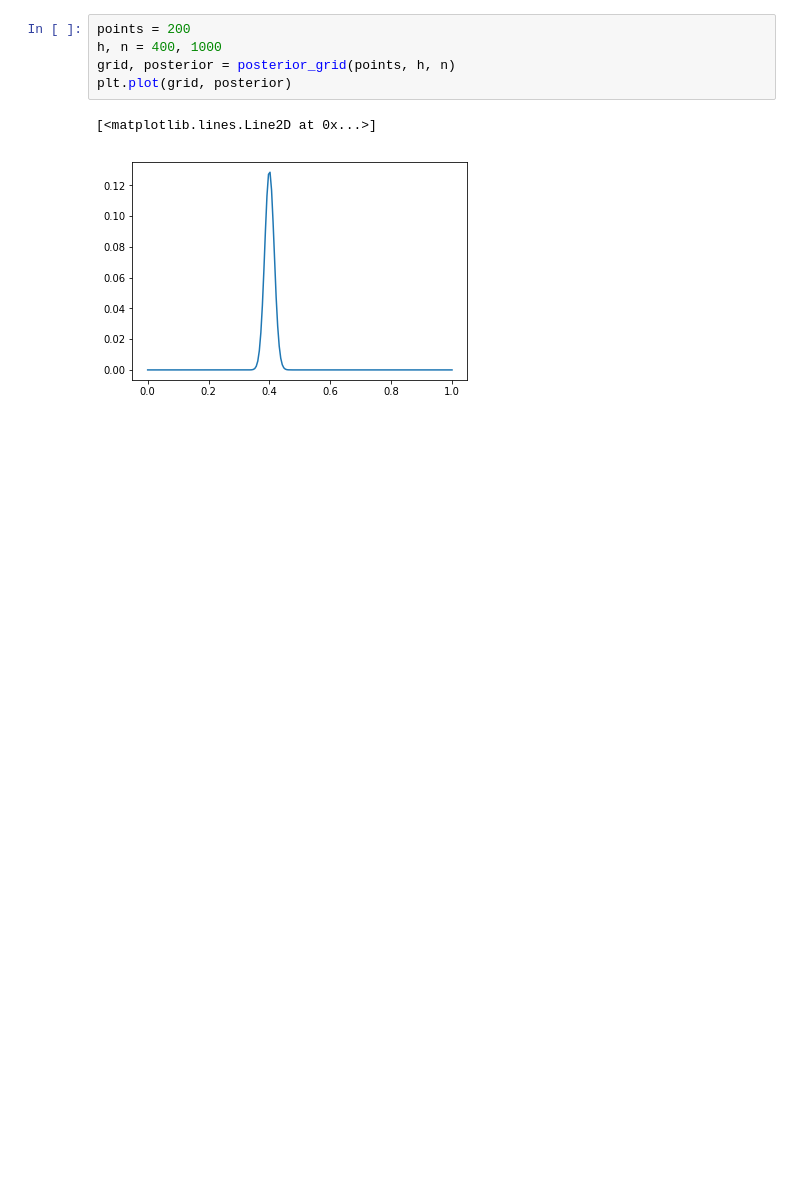
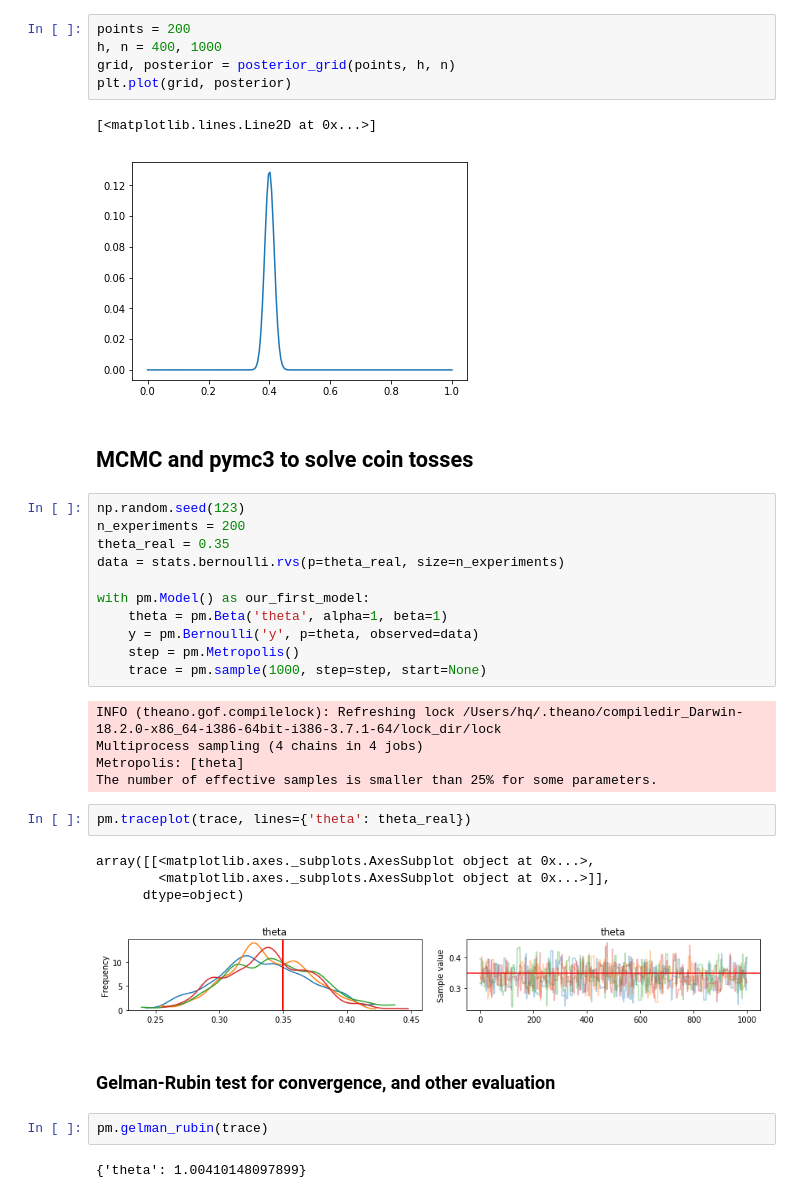
Before and after one commit to lhqing/reading_notes, a Jupyter notebook: Bayesian Analysis with Python/1-Basic.ipynb, the cells around one changed output. Saved outputs shown, nothing was run; the diff lists cells and outputs as text; blank space fills up the shorter version.

```diff
--- a/Bayesian Analysis with Python/1-Basic.ipynb
+++ b/Bayesian Analysis with Python/1-Basic.ipynb
@@ -62,3 +62,34 @@ plt.plot(grid, posterior)
 # %% [output]
 [<matplotlib.lines.Line2D at 0x...>]
 [figure]
+# %% [markdown]
+## MCMC and pymc3 to solve coin tosses
+# %%
+np.random.seed(123)
+n_experiments = 200
+theta_real = 0.35
+data = stats.bernoulli.rvs(p=theta_real, size=n_experiments)
+
+with pm.Model() as our_first_model:
+    theta = pm.Beta('theta', alpha=1, beta=1)
+    y = pm.Bernoulli('y', p=theta, observed=data)
+    step = pm.Metropolis()
+    trace = pm.sample(1000, step=step, start=None)
+# %% [output]
+INFO (theano.gof.compilelock): Refreshing lock /Users/hq/.theano/compiledir_Darwin-18.2.0-x86_64-i386-64bit-i386-3.7.1-64/lock_dir/lock
+Multiprocess sampling (4 chains in 4 jobs)
+Metropolis: [theta]
+The number of effective samples is smaller than 25% for some parameters.
+# %%
+pm.traceplot(trace, lines={'theta': theta_real})
+# %% [output]
+array([[<matplotlib.axes._subplots.AxesSubplot object at 0x...>,
+        <matplotlib.axes._subplots.AxesSubplot object at 0x...>]],
+      dtype=object)
+[figure, added]
+# %% [markdown]
+### Gelman-Rubin test for convergence, and other evaluation
+# %%
+pm.gelman_rubin(trace)
+# %% [output]
+{'theta': 1.00410148097899}
```
Also changed, not shown: parts of 8 cells of this notebook, 2 other files.
